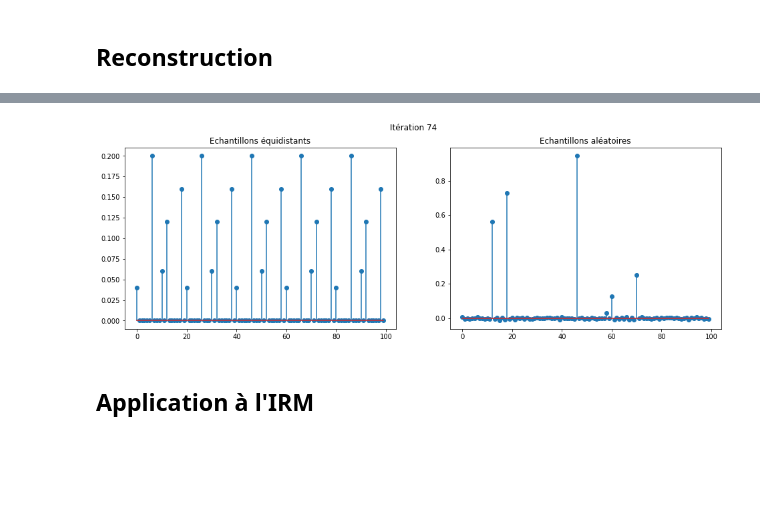
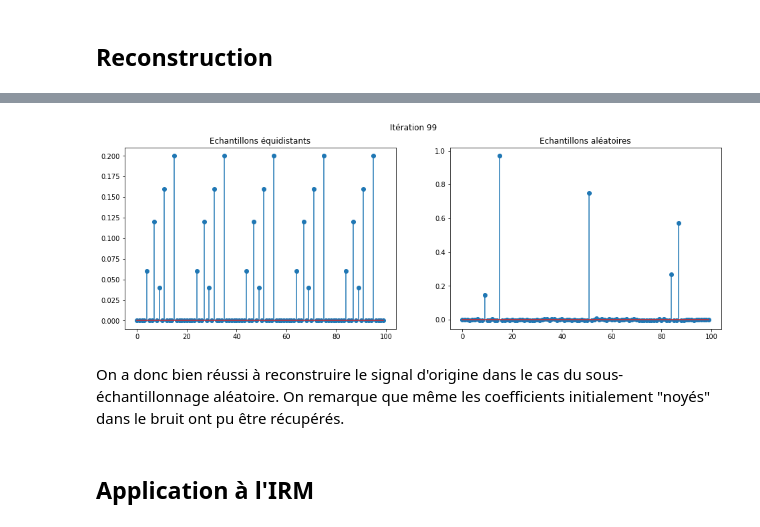
Before and after one commit to xylophong/compressed-sensing-MRI, a Jupyter notebook: CS-MRI_project.ipynb, the cells around one changed output, grey strips where cells are left out. Saved outputs shown, nothing was run; the diff lists cells and outputs as text; code cells hidden in the pictures; blank space fills up the shorter version.

```diff
--- a/CS-MRI_project.ipynb
+++ b/CS-MRI_project.ipynb
@@ -59,34 +66,36 @@ def SoftThresh(y, t):
     return x_hat
 # %%
 l = 0.01
-n_iter = 75
+n_iter = 100
 
-Y1 = Xu
-Y2 = Xr
+Y1 = Xu # Echantillons équidistants
+Y2 = Xr # Echantillons aléatoires
 Xi1 = Y1
 Xi2 = Y2
 
 for i in range(n_iter):
-    xi1 = np.fft.ifft(Xi1)
-    xi1_st = SoftThresh(xi1.real, l)
-    Xi1 = np.fft.fft(xi1_st)
+    xi1 = np.fft.ifft(Xi1) # Transformée de Fourier inverse
+    xi1_st = SoftThresh(xi1.real, l) # Seuillage doux
+    Xi1 = np.fft.fft(xi1_st) # Transformée de Fourier
     Xi1 = Xi1 * (Y1==0) + Y1
 
     xi2 = np.fft.ifft(Xi2)
     xi2_st = SoftThresh(xi2.real, l)
     Xi2 = np.fft.fft(xi2_st)
     Xi2 = Xi2 * (Y2==0) + Y2
 
     plt.close()
     fig, ax = plt.subplots(1, 2, figsize=(16, 5))
     ax[0].stem(xi1.real)
     ax[0].set_title('Echantillons équidistants')
     ax[1].stem(xi2.real)
     ax[1].set_title('Echantillons aléatoires')
     plt.suptitle('Itération %d' % i)
     display.display(plt.gcf())
     display.clear_output(wait=True)
 # %% [output]
-[figure, old version]
+[figure, new version]
+# %% [markdown]
+On a donc bien réussi à reconstruire le signal d'origine dans le cas du sous-échantillonnage aléatoire. On remarque que même les coefficients initialement "noyés" dans le bruit ont pu être récupérés.
 # %% [markdown]
 ## Application à l'IRM
```
Also changed, not shown: parts of 12 cells of this notebook.
